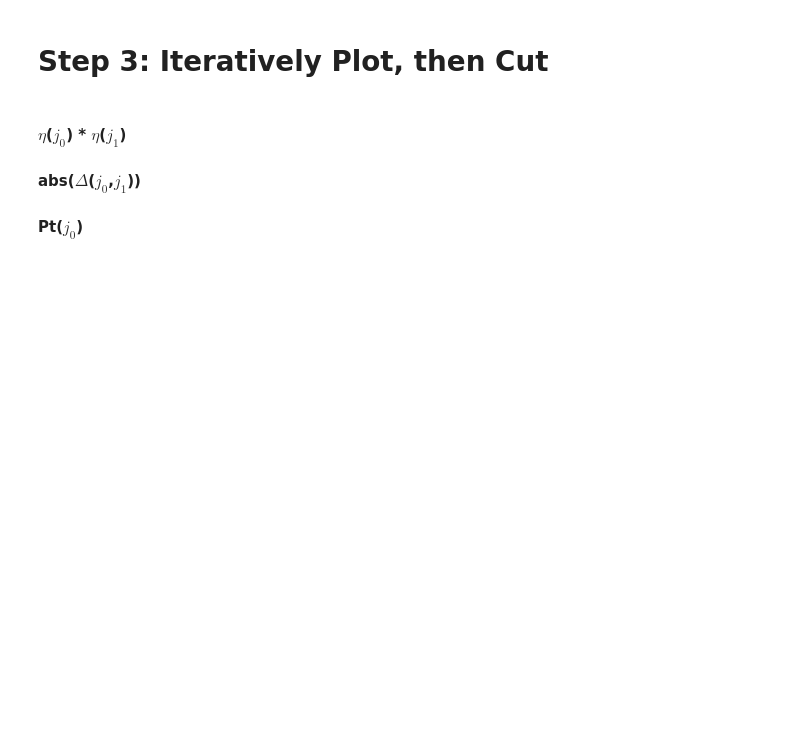
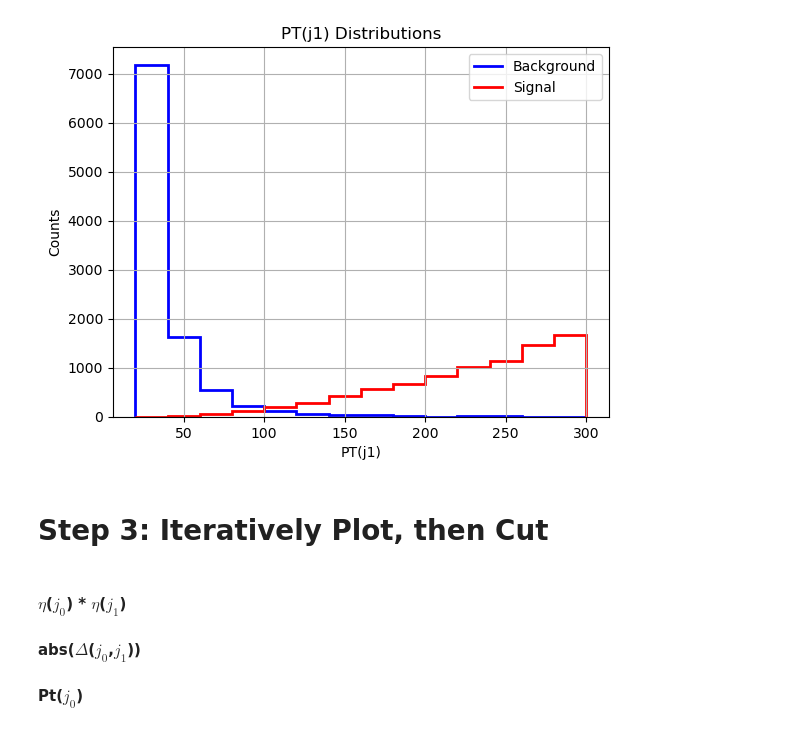
Before and after one commit to MarioPardo/UDEA_HEP_Analysis, a Jupyter notebook: AnalysisTemplate.ipynb, the cells around one changed output. Drawn from its saved outputs; the diff is of its cells as text; code cells hidden in the pictures; blank space fills up the shorter version.

```diff
--- a/AnalysisTemplate.ipynb
+++ b/AnalysisTemplate.ipynb
@@ -112,3 +224,31 @@ plt.show()
+# %%
+plt.stairs(
+    pt_j1_hist_background.values(),
+    pt_j1_hist_background.axes[0].edges,
+    color='blue',
+    label='Background',
+    linewidth=2
+)
+
+plt.stairs(
+    pt_j1_hist_signal.values(),
+    pt_j1_hist_signal.axes[0].edges,
+    color='red',
+    label='Signal',
+    linewidth=2
+)
+
+# Add labels and legend
+plt.xlabel('PT(j1)')
+plt.ylabel('Counts')
+plt.title('PT(j1) Distributions')
+plt.legend()
+plt.grid(True)
+
+# Show the plot
+plt.show()
+# %% [output]
+[figure, added]
 # %% [markdown]
 <h1> Step 3: Iteratively Plot, then Cut <h1>
 # %%
```
Also changed, not shown: parts of 12 cells of this notebook.
